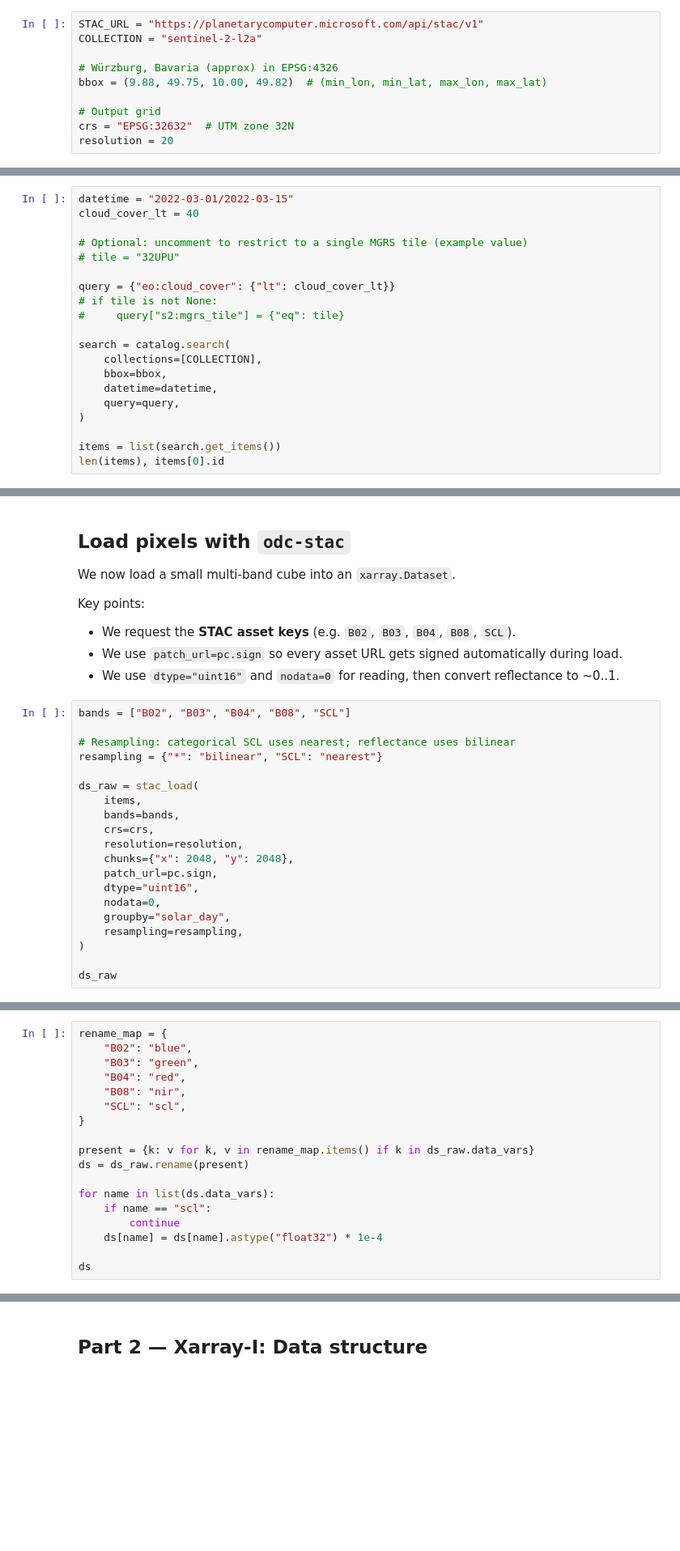
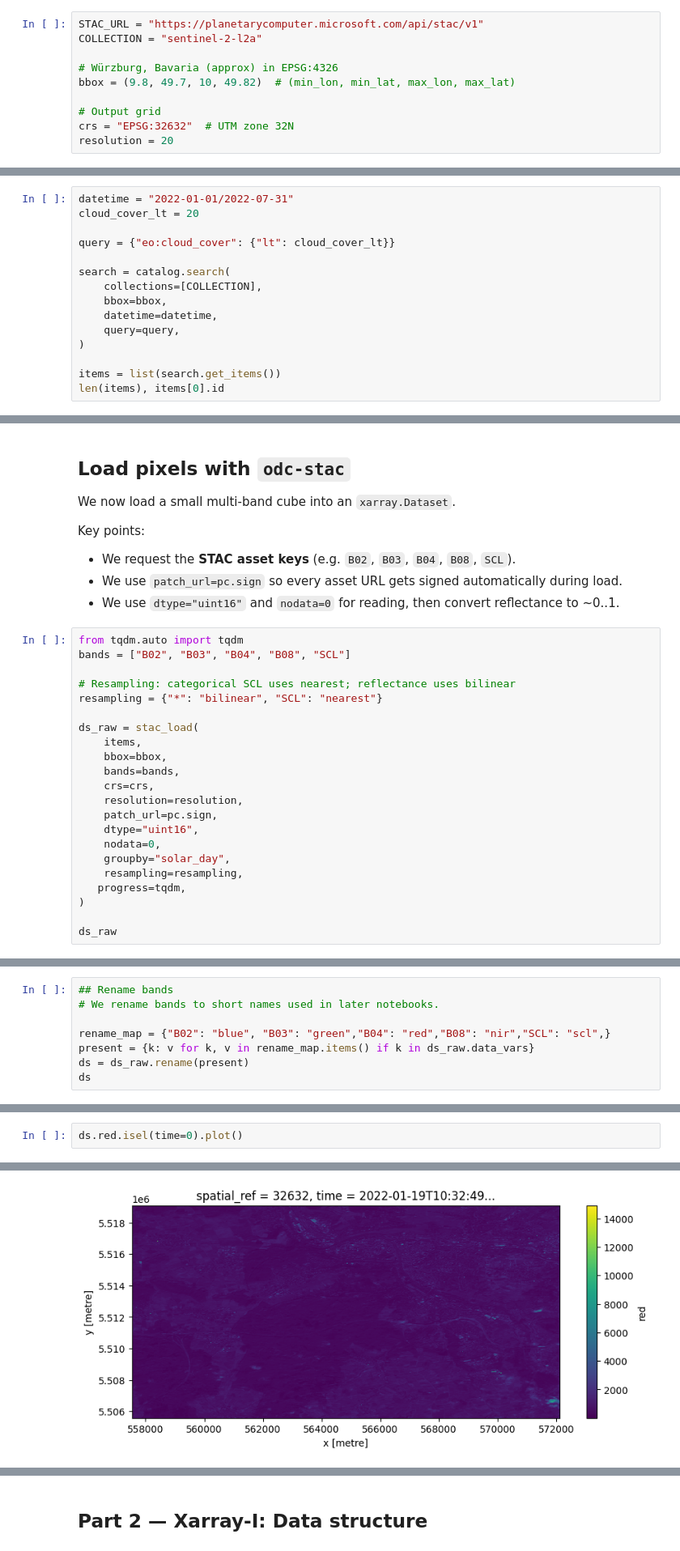
Before and after one commit to SteveMHill/eo_python_foundation, a Jupyter notebook: notebooks/04_eo_xarrayI.ipynb, the cells around one changed output, grey strips where cells are left out. Shown at 81% size. Saved outputs shown, nothing was run; the diff lists cells and outputs as text; blank space fills up the shorter version.

Commit message:
Added new notebook for stac and xarray

```diff
--- a/notebooks/04_eo_xarrayI.ipynb
+++ b/notebooks/04_eo_xarrayI.ipynb
@@ -67,7 +53,7 @@ STAC_URL = "https://planetarycomputer.microsoft.com/api/stac/v1"
 COLLECTION = "sentinel-2-l2a"
 
 # Würzburg, Bavaria (approx) in EPSG:4326
-bbox = (9.88, 49.75, 10.00, 49.82)  # (min_lon, min_lat, max_lon, max_lat)
+bbox = (9.8, 49.7, 10, 49.82)  # (min_lon, min_lat, max_lon, max_lat)
 
 # Output grid
 crs = "EPSG:32632"  # UTM zone 32N
@@ -103,13 +95,8 @@ query={"s2:mgrs_tile": dict(eq="32UPU")}
 # %%
-datetime = "2022-03-01/2022-03-15"
-cloud_cover_lt = 40
-
-# Optional: uncomment to restrict to a single MGRS tile (example value)
-# tile = "32UPU"
+datetime = "2022-01-01/2022-07-31"
+cloud_cover_lt = 20
 
 query = {"eo:cloud_cover": {"lt": cloud_cover_lt}}
-# if tile is not None:
-#     query["s2:mgrs_tile"] = {"eq": tile}
 
 search = catalog.search(
     collections=[COLLECTION],
@@ -137,6 +119,7 @@ Key points:
 - We use `patch_url=pc.sign` so every asset URL gets signed automatically during load.
 - We use `dtype="uint16"` and `nodata=0` for reading, then convert reflectance to ~0..1.
 # %%
+from tqdm.auto import tqdm
 bands = ["B02", "B03", "B04", "B08", "SCL"]
 
 # Resampling: categorical SCL uses nearest; reflectance uses bilinear
@@ -144,15 +127,16 @@ resampling = {"*": "bilinear", "SCL": "nearest"}
 
 ds_raw = stac_load(
     items,
+    bbox=bbox,
     bands=bands,
     crs=crs,
     resolution=resolution,
-    chunks={"x": 2048, "y": 2048},
     patch_url=pc.sign,
     dtype="uint16",
     nodata=0,
     groupby="solar_day",
     resampling=resampling,
+   progress=tqdm,
 )
 
 ds_raw
@@ -165,18 +157,8 @@ We also rename bands to short names used in later notebooks.
 # %%
-rename_map = {
-    "B02": "blue",
-    "B03": "green",
-    "B04": "red",
-    "B08": "nir",
-    "SCL": "scl",
-}
+## Rename bands
+# We rename bands to short names used in later notebooks.
 
+rename_map = {"B02": "blue", "B03": "green","B04": "red","B08": "nir","SCL": "scl",}
 present = {k: v for k, v in rename_map.items() if k in ds_raw.data_vars}
 ds = ds_raw.rename(present)
-
-for name in list(ds.data_vars):
-    if name == "scl":
-        continue
-    ds[name] = ds[name].astype("float32") * 1e-4
-
 ds
@@ -199,0 +179,3 @@ ds_clear
+# %%
+ds.red.isel(time=0).plot()
+# %% [output]
@@ -200 +183,2 @@ ds_clear
+[figure, added]
 # %%
```
Also changed, not shown: parts of 160 cells of this notebook, 1 other file.
